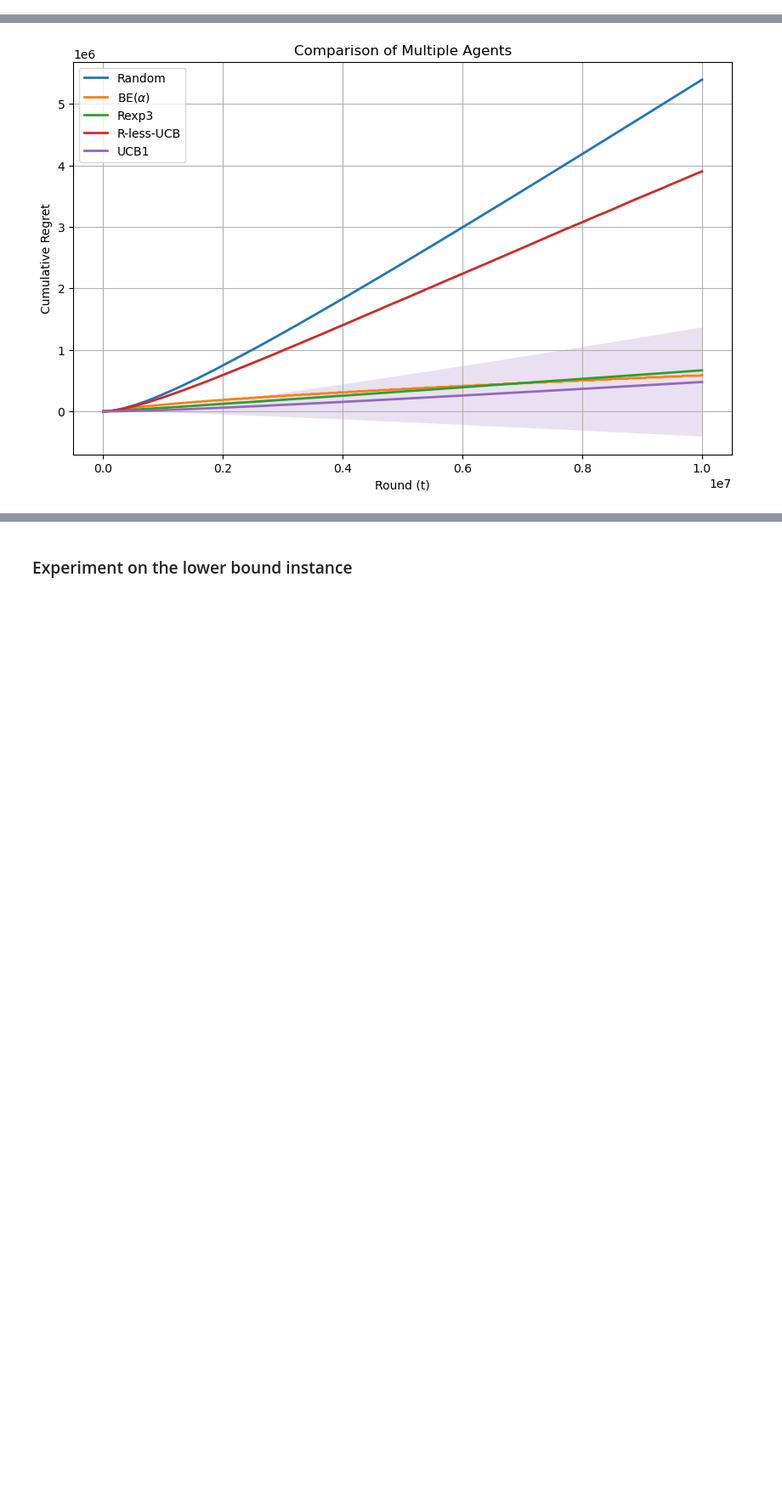
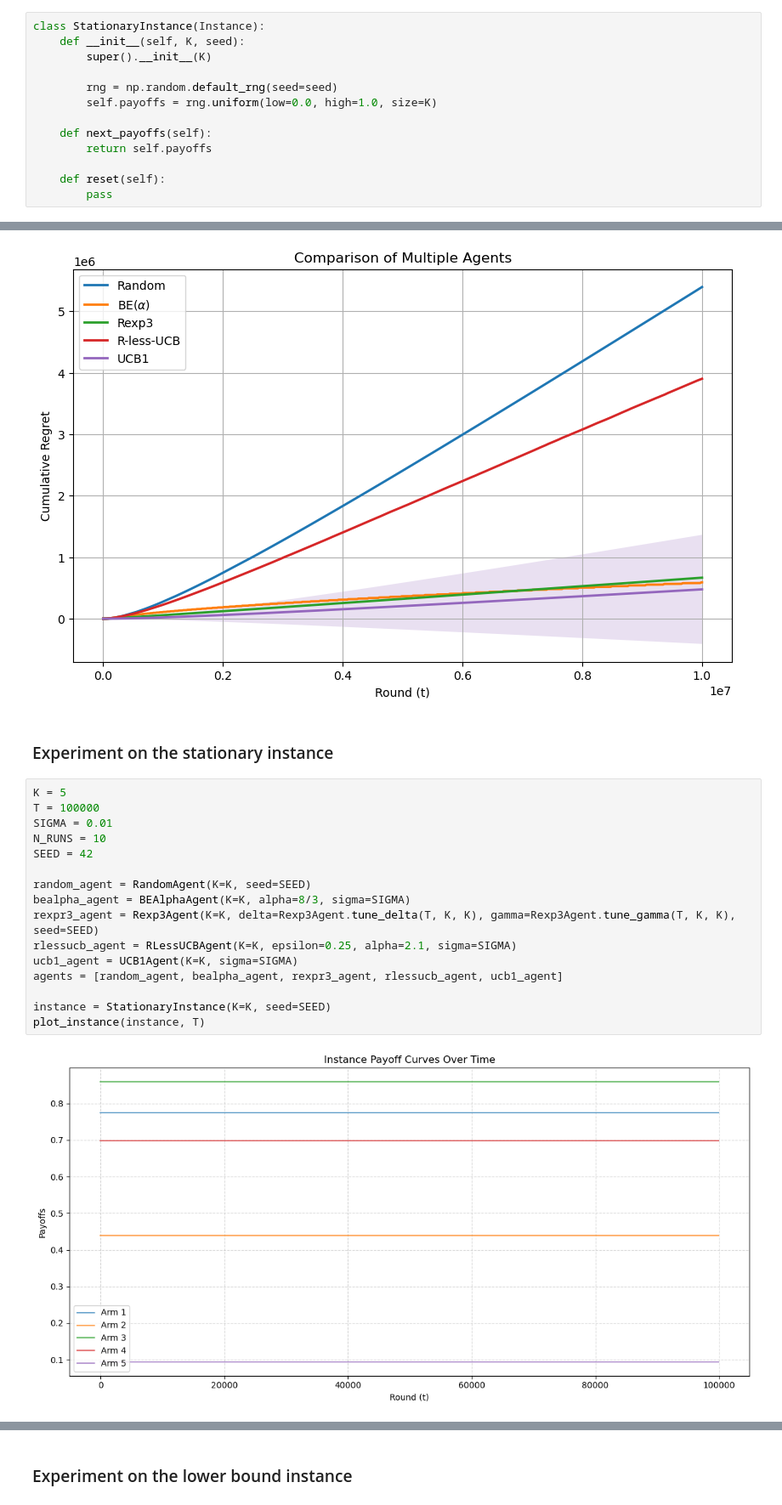
Before and after one commit to m1gwings/rcbealpha-experiments, a Jupyter notebook: bealpha-experiments.ipynb, the cells around one changed output, grey strips where cells are left out. Shown at 85% size. Cells and saved outputs as stored; diff of their text form; blank space fills up the shorter version.

```diff
--- a/bealpha-experiments.ipynb
+++ b/bealpha-experiments.ipynb
@@ -338,0 +341,13 @@ class PolynomialInstance(Instance):
+# %%
+class StationaryInstance(Instance):
+    def __init__(self, K, seed):
+        super().__init__(K)
+
+        rng = np.random.default_rng(seed=seed)
+        self.payoffs = rng.uniform(low=0.0, high=1.0, size=K)
+
+    def next_payoffs(self):
+        return self.payoffs
+
+    def reset(self):
+        pass
@@ -530,3 +571,23 @@ with open('results_poly_inst.pkl', 'rb') as f:
 plot_comparison(results_poly_inst)
 # %% [output]
 [figure]
+# %% [markdown]
+### Experiment on the stationary instance
+# %%
+K = 5
+T = 100000
+SIGMA = 0.01
+N_RUNS = 10
+SEED = 42
+
+random_agent = RandomAgent(K=K, seed=SEED)
+bealpha_agent = BEAlphaAgent(K=K, alpha=8/3, sigma=SIGMA)
+rexpr3_agent = Rexp3Agent(K=K, delta=Rexp3Agent.tune_delta(T, K, K), gamma=Rexp3Agent.tune_gamma(T, K, K), seed=SEED)
+rlessucb_agent = RLessUCBAgent(K=K, epsilon=0.25, alpha=2.1, sigma=SIGMA)
+ucb1_agent = UCB1Agent(K=K, sigma=SIGMA)
+agents = [random_agent, bealpha_agent, rexpr3_agent, rlessucb_agent, ucb1_agent]
+
+instance = StationaryInstance(K=K, seed=SEED)
+plot_instance(instance, T)
+# %% [output]
+[figure, added]
```
Also changed, not shown: parts of 13 cells of this notebook.
